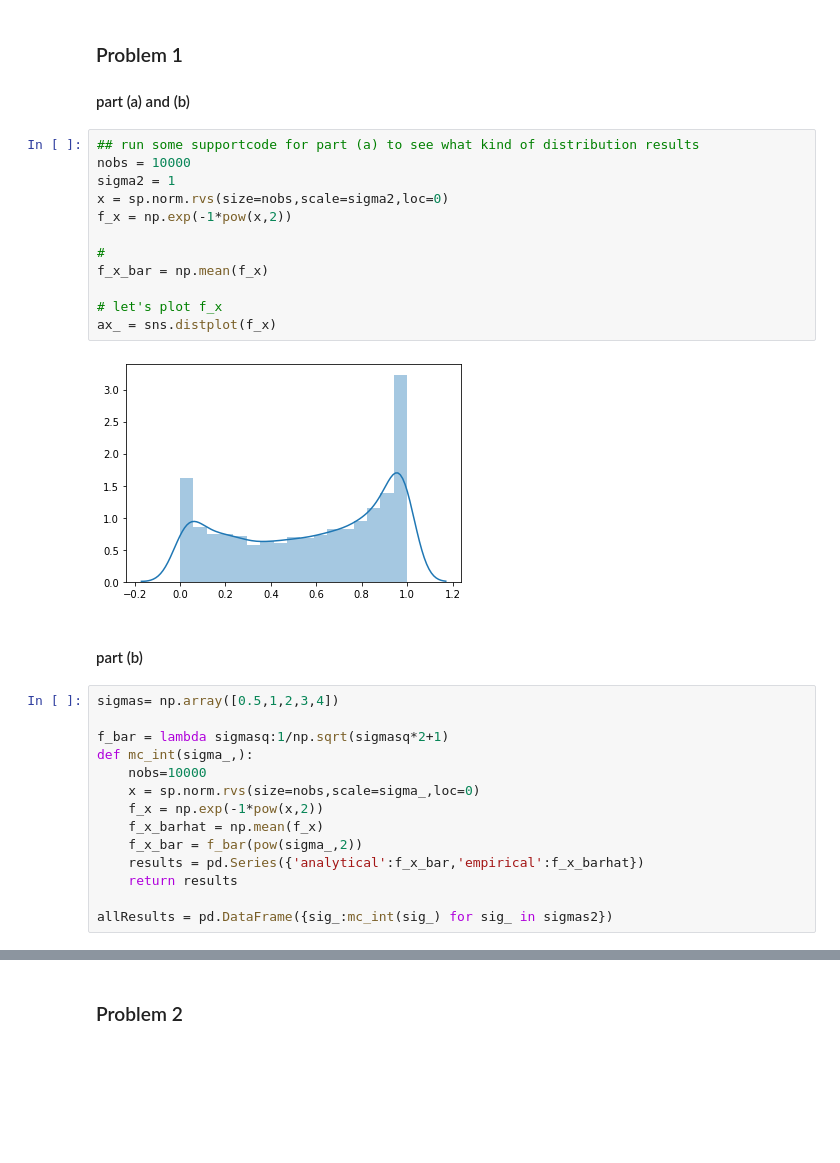
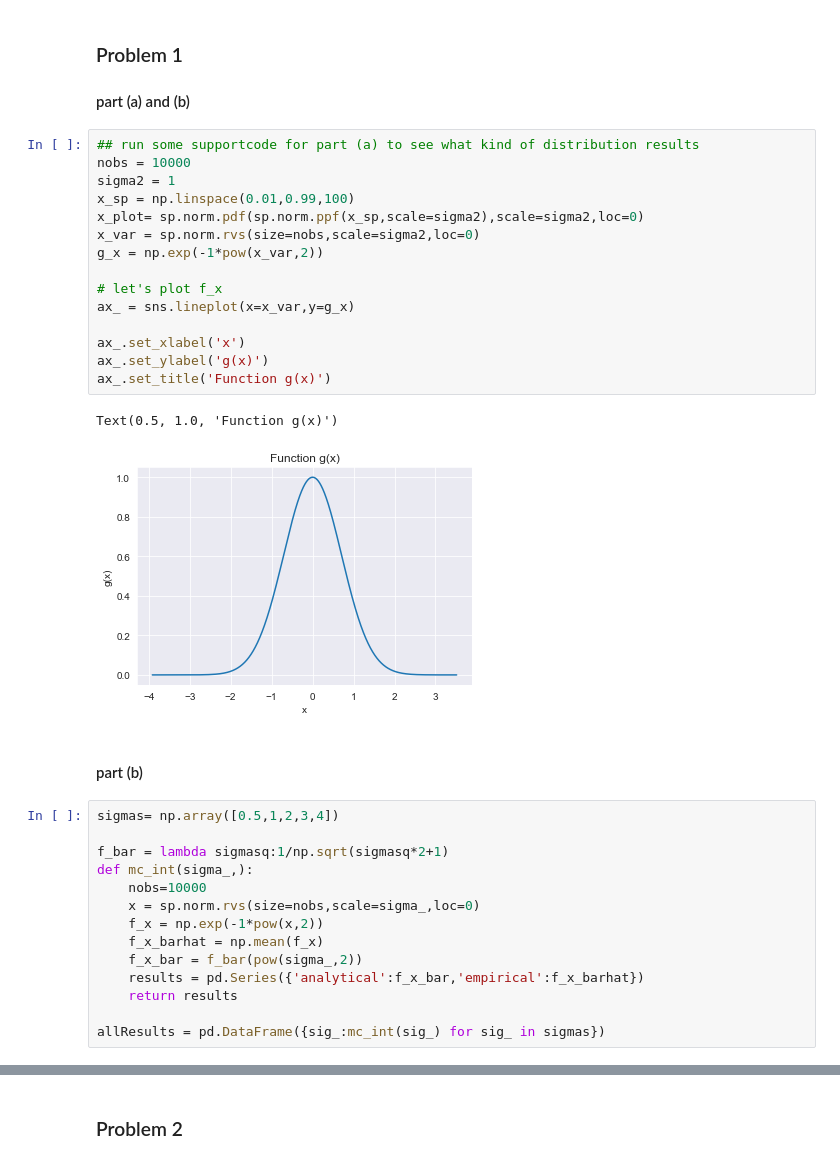
Before and after one commit to uwcheah/Main, a Jupyter notebook: montecarlo/Module 8.ipynb, the cells around one changed output, grey strips where cells are left out. Cells and saved outputs as stored; diff of their text form; blank space fills up the shorter version.

```diff
--- a/montecarlo/Module 8.ipynb
+++ b/montecarlo/Module 8.ipynb
@@ -15,17 +15,21 @@ import seaborn as sns
 # %%
 ## run some supportcode for part (a) to see what kind of distribution results
 nobs = 10000
 sigma2 = 1
-x = sp.norm.rvs(size=nobs,scale=sigma2,loc=0)
-f_x = np.exp(-1*pow(x,2))
-
-#
-f_x_bar = np.mean(f_x)
+x_sp = np.linspace(0.01,0.99,100)
+x_plot= sp.norm.pdf(sp.norm.ppf(x_sp,scale=sigma2),scale=sigma2,loc=0)
+x_var = sp.norm.rvs(size=nobs,scale=sigma2,loc=0)
+g_x = np.exp(-1*pow(x_var,2))
 
 # let's plot f_x
-ax_ = sns.distplot(f_x)
+ax_ = sns.lineplot(x=x_var,y=g_x)
+
+ax_.set_xlabel('x')
+ax_.set_ylabel('g(x)')
+ax_.set_title('Function g(x)')
 # %% [output]
+Text(0.5, 1.0, 'Function g(x)')
-[figure, old version]
+[figure, new version]
 # %% [markdown]
 #### part (b)
 # %%
@@ -41,7 +45,7 @@ def mc_int(sigma_,):
     results = pd.Series({'analytical':f_x_bar,'empirical':f_x_barhat})
     return results
 
-allResults = pd.DataFrame({sig_:mc_int(sig_) for sig_ in sigmas2})
+allResults = pd.DataFrame({sig_:mc_int(sig_) for sig_ in sigmas})
 # %%
 allResults
 # %% [output]
```
Also changed, not shown: parts of 21 cells of this notebook.
